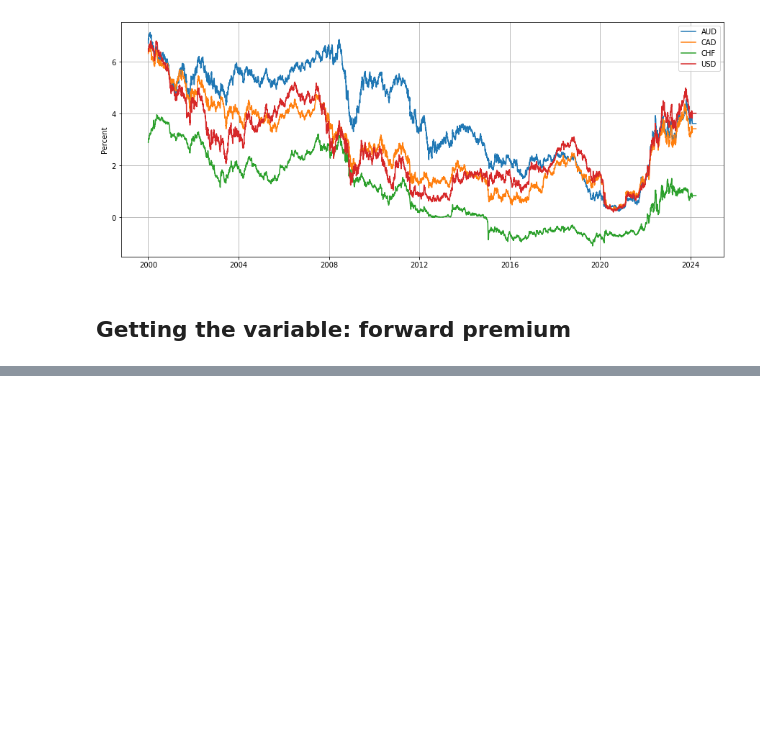
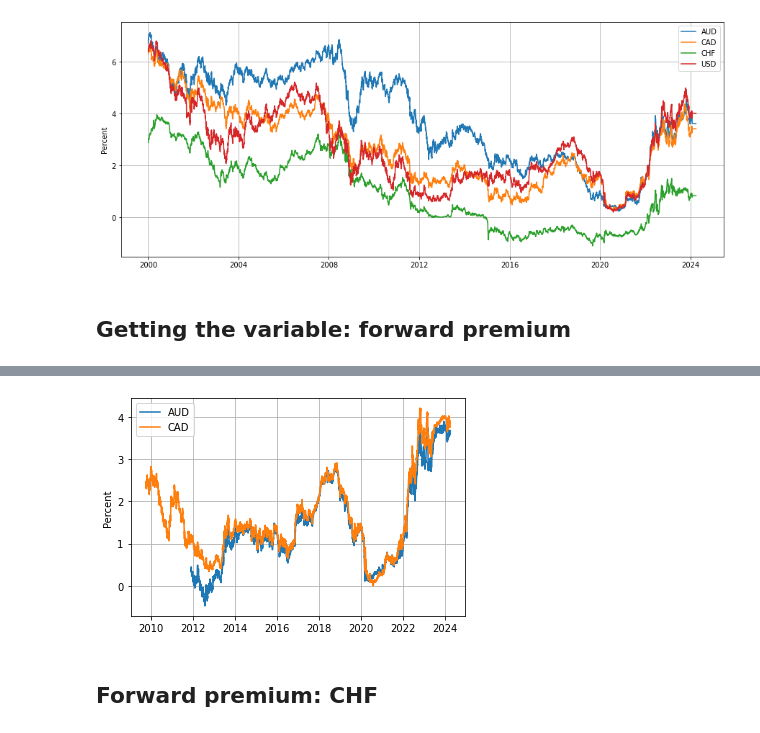
Before and after one commit to NicholasWatney/MGT6769-The-U.S.-Treasury-Premium, a Jupyter notebook: fig1_stefanie.ipynb, the cells around one changed output, grey strips where cells are left out. Saved outputs shown, nothing was run; the diff lists cells and outputs as text; code cells hidden in the pictures; blank space fills up the shorter version.

```diff
--- a/fig1_stefanie.ipynb
+++ b/fig1_stefanie.ipynb
@@ -150,0 +268,3 @@ KeyError: 'USSW5 CURNCY'
+# %%
+usd_irs = usd_irs.dropna()
+usd_irs
@@ -150,0 +284,9 @@ KeyError: 'USSW5 CURNCY'
+# %%
+def get_forward_premium(irs, bs, usirs=usd_irs):
+    return irs+bs-usirs
+
+
+forward_premium_cad = get_forward_premium(cad_irs_gfc, cad_bs_gfc)
+# %%
+ts_cad = au['Timestamp'][2542:]
+ts_cad
@@ -150,0 +306,12 @@ KeyError: 'USSW5 CURNCY'
+# %%
+cad_gfc = cad['C1015Y Index'][2542:]
+# %%
+plt.plot(ts, au_gfc-forward_premium_au, label='AUD')
+plt.plot(ts_cad, cad_gfc-forward_premium_cad, label='CAD')
+plt.ylabel('Percent')
+plt.legend()
+plt.grid(True)
+# %% [output]
+[figure, added]
+# %% [markdown]
+## Forward premium: CHF
```
Also changed, not shown: parts of 29 cells of this notebook, 6 other files.
